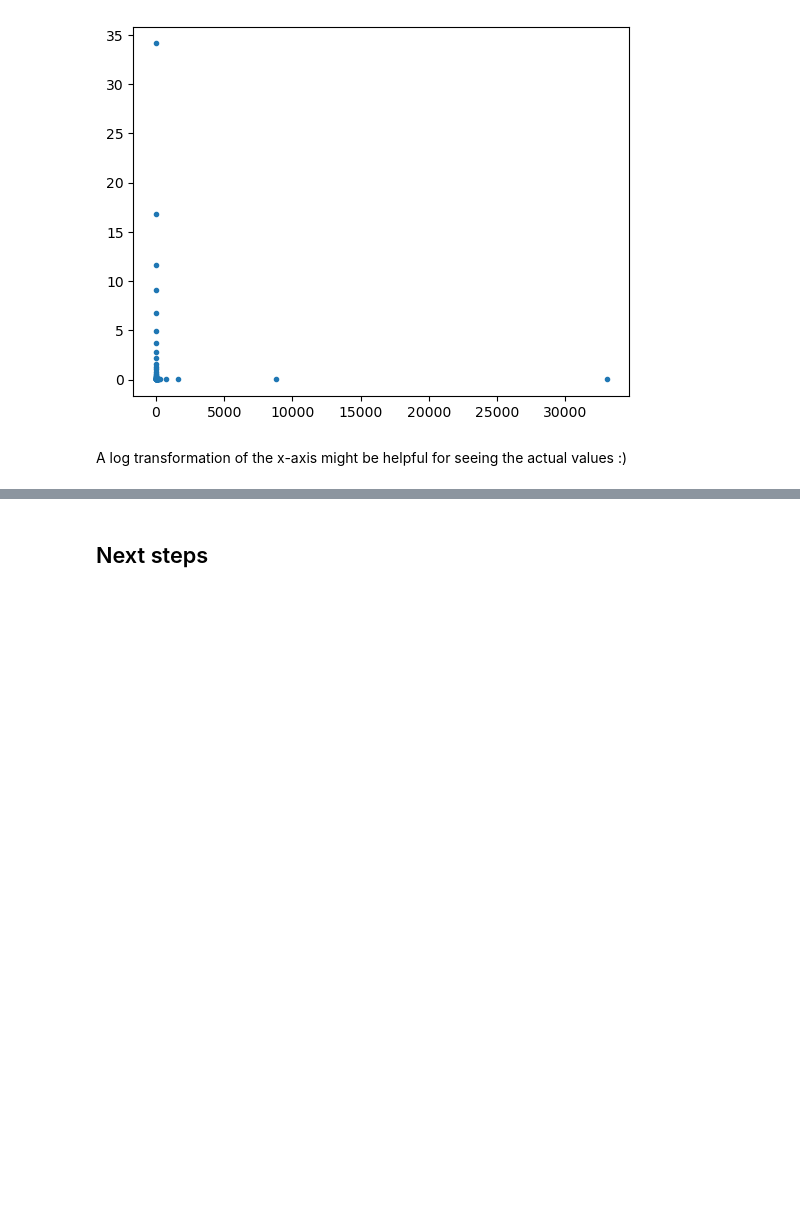
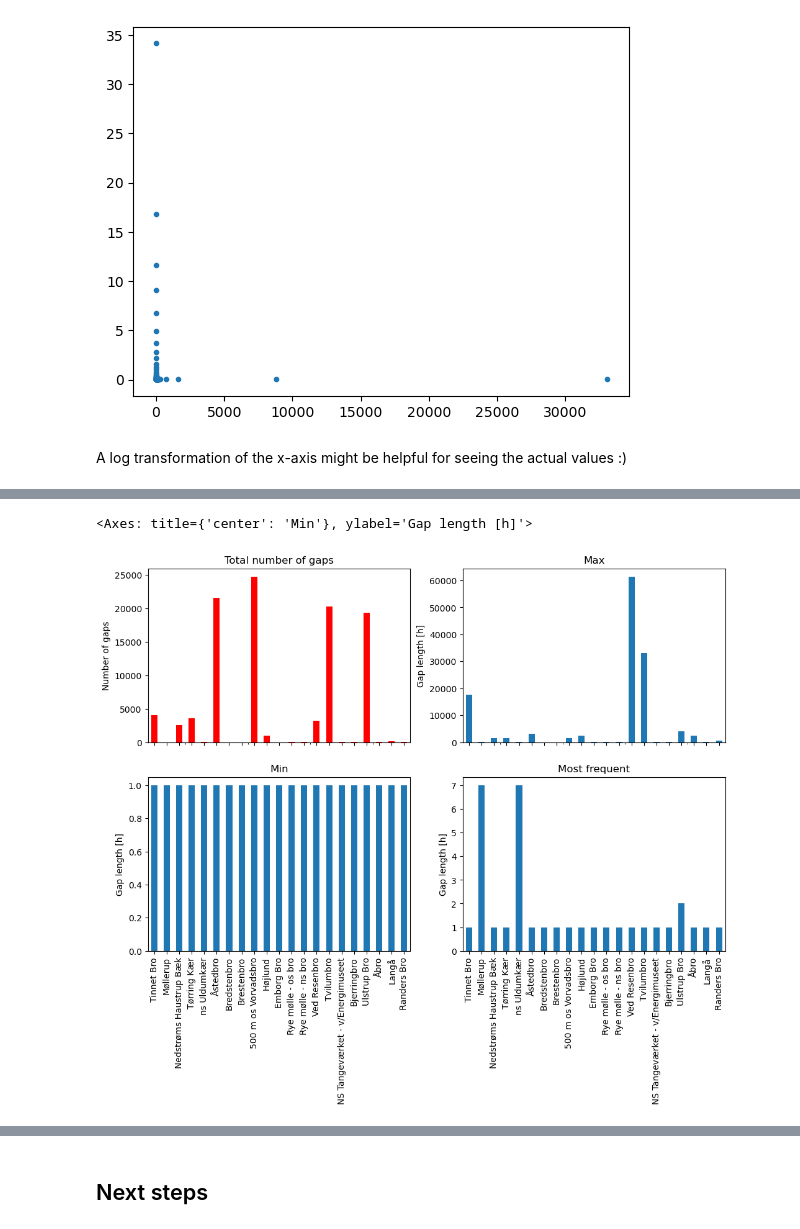
Before and after one commit to HenrietteRilling/Masterthesis, a Jupyter notebook: Exploring data distribution.ipynb, the cells around one changed output, grey strips where cells are left out. Saved outputs shown, nothing was run; the diff lists cells and outputs as text; code cells hidden in the pictures; blank space fills up the shorter version.

```diff
--- a/Exploring data distribution.ipynb
+++ b/Exploring data distribution.ipynb
@@ -181,0 +247,9 @@ plt.xscale('log')
+# %%
+fig, ax = plt.subplots(2,2,figsize=(12,8))
+gap_info_df['Nr'].plot.bar(ax=ax[0,0], sharex=True, title='Total number of gaps', ylabel='Number of gaps', color='red')
+gap_info_df['Most_frequent'].plot.bar(ax=ax[1,1], sharex=True, title='Most frequent', ylabel='Gap length [h]')
+gap_info_df['Max'].plot.bar(ax=ax[0,1],title='Max' ,ylabel='Gap length [h]')
+gap_info_df['Min'].plot.bar(ax=ax[1,0], sharex=True, title='Min', ylabel='Gap length [h]')
+# %% [output]
+<Axes: title={'center': 'Min'}, ylabel='Gap length [h]'>
+[figure, added]
```
Also changed, not shown: parts of 10 cells of this notebook.
